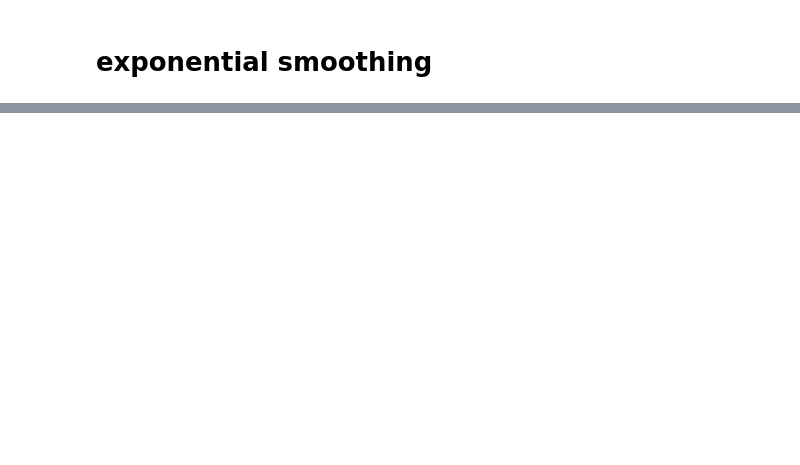
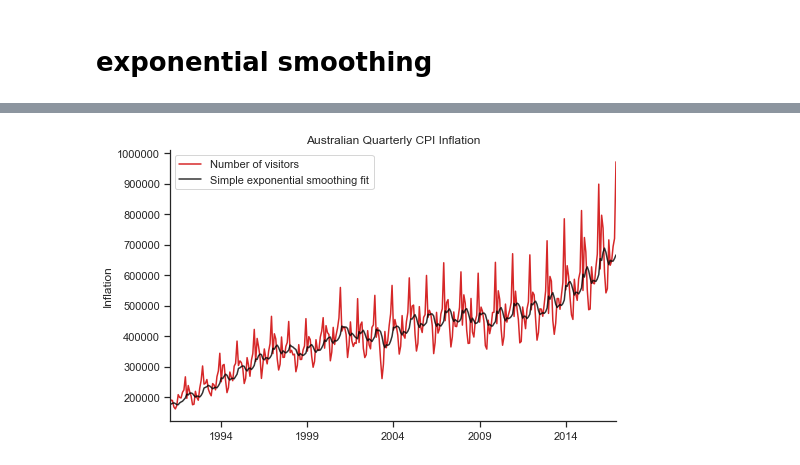
Before and after one commit to ChelseaYang1130/S2-2020, a Jupyter notebook: QBUS2820/Assignment 2/480110301Qbus2820Assignment2S22020.ipynb, the cells around one changed output, grey strips where cells are left out. Cells and saved outputs as stored; diff of their text form; code cells hidden in the pictures; blank space fills up the shorter version.

```diff
--- a/QBUS2820/Assignment 2/480110301Qbus2820Assignment2S22020.ipynb
+++ b/QBUS2820/Assignment 2/480110301Qbus2820Assignment2S22020.ipynb
@@ -797,2 +1228,9 @@ $\sum^t_{i=2} \frac{y_i - y_{i-1}}{t-1}$ is the average change over time
 # %% [markdown]
 # exponential smoothing
+# %%
+# import forecast # you need to download the forecast.py file from the Canvas
+
+ses_model=ses(y)
+ses_model.fit()
+fitted=pd.Series(ses_model.smooth(), index=y.index)
+ses_model.summary()
@@ -798,0 +1248,13 @@ $\sum^t_{i=2} \frac{y_i - y_{i-1}}{t-1}$ is the average change over time
+# %%
+fig, ax= plt.subplots(figsize=(8,5))
+y.plot(color=red, label='Number of visitors')
+fitted.plot(color='black', label='Simple exponential smoothing fit', alpha=0.8)
+ax.set_xlabel('')
+ax.set_ylabel('Inflation')
+ax.set_title('Australian Quarterly CPI Inflation')
+ax.set_xticks([], minor=True)
+plt.legend(loc='best')
+sns.despine()
+plt.show()
+# %% [output]
+[figure, added]
```
Also changed, not shown: parts of 46 cells of this notebook, 8 other files.
